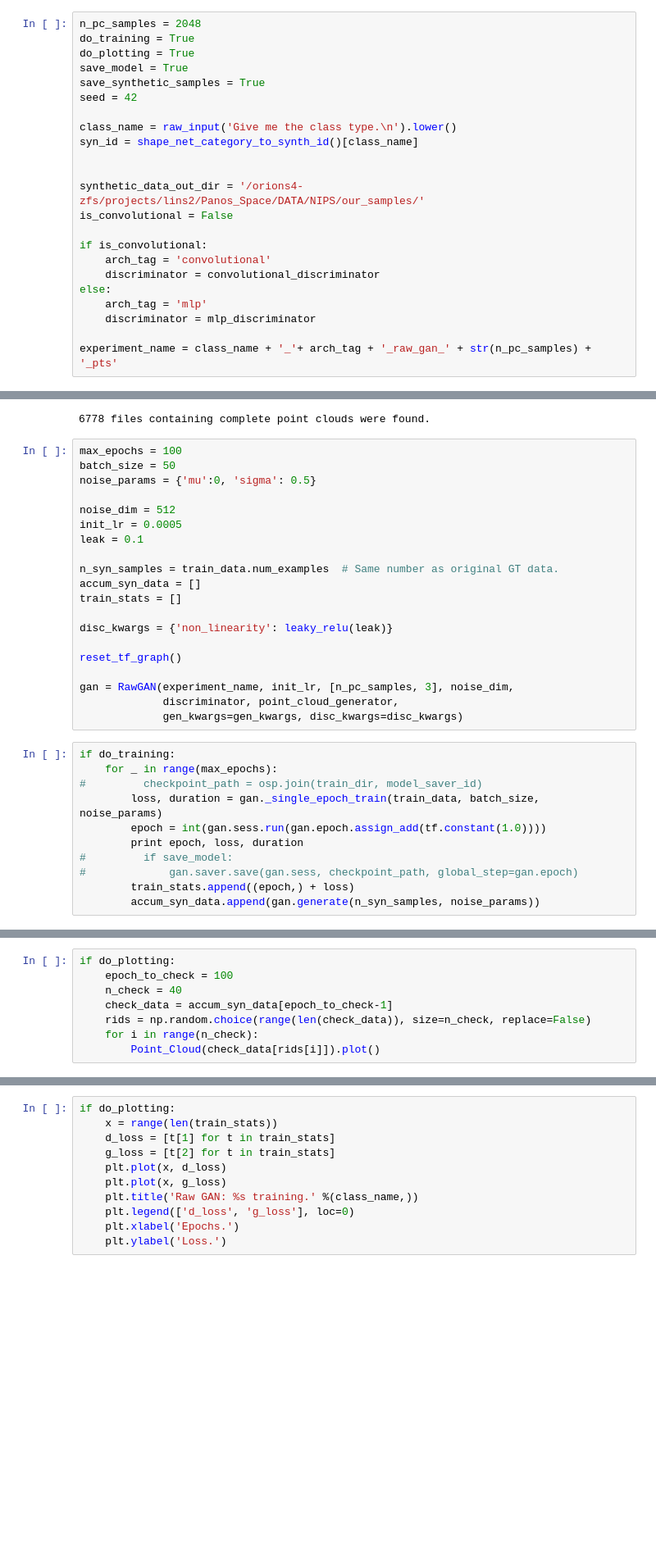
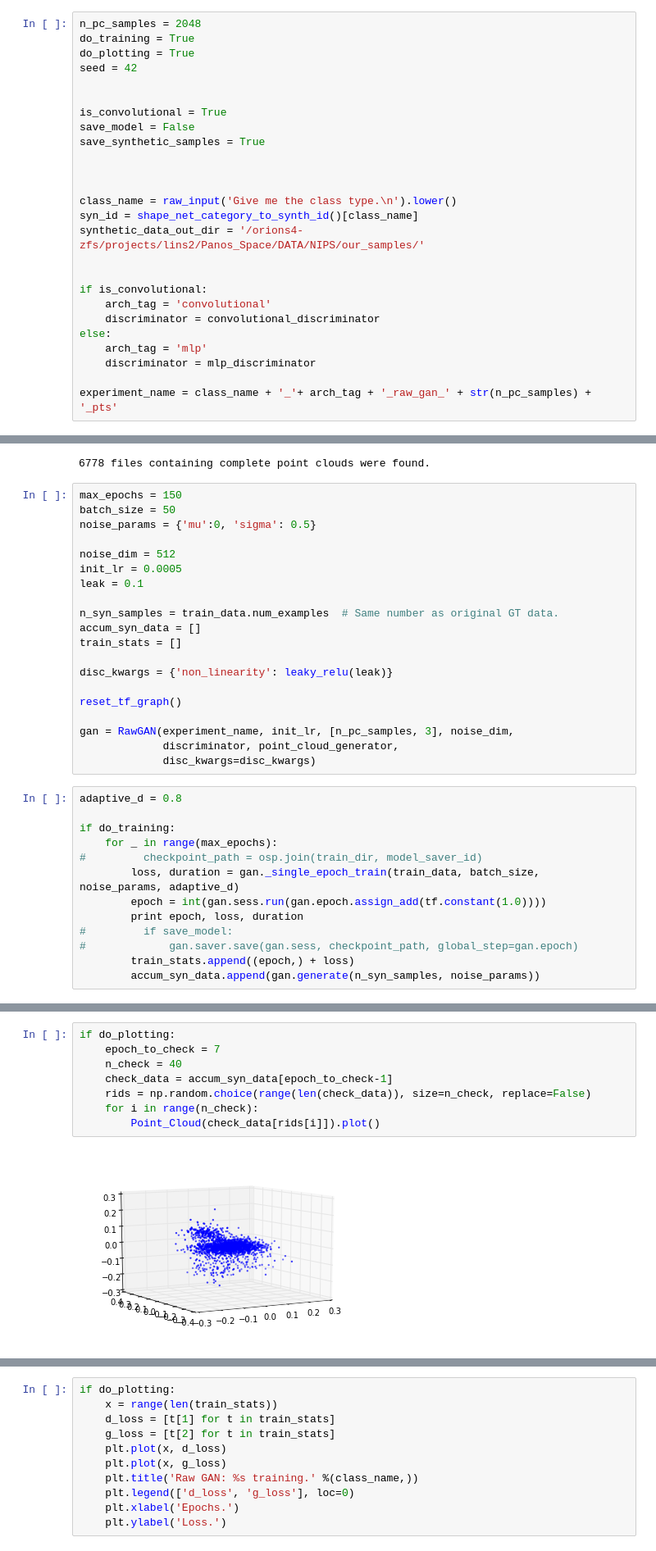
Before and after one commit to optas/tf_lab, a Jupyter notebook: notebooks/panos/nips/training/raw_gan.ipynb, the cells around one changed output, grey strips where cells are left out. Shown at 82% size. Saved outputs shown, nothing was run; the diff lists cells and outputs as text; blank space fills up the shorter version.

```diff
--- a/notebooks/panos/nips/training/raw_gan.ipynb
+++ b/notebooks/panos/nips/training/raw_gan.ipynb
@@ -52,16 +47,19 @@ The autoreload extension is already loaded. To reload it, use:
 n_pc_samples = 2048
 do_training = True
 do_plotting = True
-save_model = True
+seed = 42
+
+
+is_convolutional = True
+save_model = False
 save_synthetic_samples = True
-seed = 42
+
+
 
 class_name = raw_input('Give me the class type.\n').lower()
 syn_id = shape_net_category_to_synth_id()[class_name]
+synthetic_data_out_dir = '/orions4-zfs/projects/lins2/Panos_Space/DATA/NIPS/our_samples/'
 
-
-synthetic_data_out_dir = '/orions4-zfs/projects/lins2/Panos_Space/DATA/NIPS/our_samples/'
-is_convolutional = False
 
 if is_convolutional:
     arch_tag = 'convolutional'
@@ -90,7 +88,7 @@ train_data = PointCloudDataSet(full_pclouds)
 # %% [output]
 6778 files containing complete point clouds were found.
 # %%
-max_epochs = 100
+max_epochs = 150
 batch_size = 50
 noise_params = {'mu':0, 'sigma': 0.5}
 
@@ -108,12 +106,14 @@ reset_tf_graph()
 
 gan = RawGAN(experiment_name, init_lr, [n_pc_samples, 3], noise_dim,
              discriminator, point_cloud_generator,
-             gen_kwargs=gen_kwargs, disc_kwargs=disc_kwargs)
+             disc_kwargs=disc_kwargs)
 # %%
+adaptive_d = 0.8
+
 if do_training:
     for _ in range(max_epochs):
 #         checkpoint_path = osp.join(train_dir, model_saver_id)
-        loss, duration = gan._single_epoch_train(train_data, batch_size, noise_params)
+        loss, duration = gan._single_epoch_train(train_data, batch_size, noise_params, adaptive_d)
         epoch = int(gan.sess.run(gan.epoch.assign_add(tf.constant(1.0))))
         print epoch, loss, duration
 #         if save_model:
@@ -141,8 +141,10 @@ if do_training:
 # %%
 if do_plotting:
-    epoch_to_check = 100
+    epoch_to_check = 7
     n_check = 40
     check_data = accum_syn_data[epoch_to_check-1]
     rids = np.random.choice(range(len(check_data)), size=n_check, replace=False)
     for i in range(n_check):
         Point_Cloud(check_data[rids[i]]).plot()
+# %% [output]
+[figure, added]
```
Also changed, not shown: parts of 4 cells of this notebook, 4 other files.
